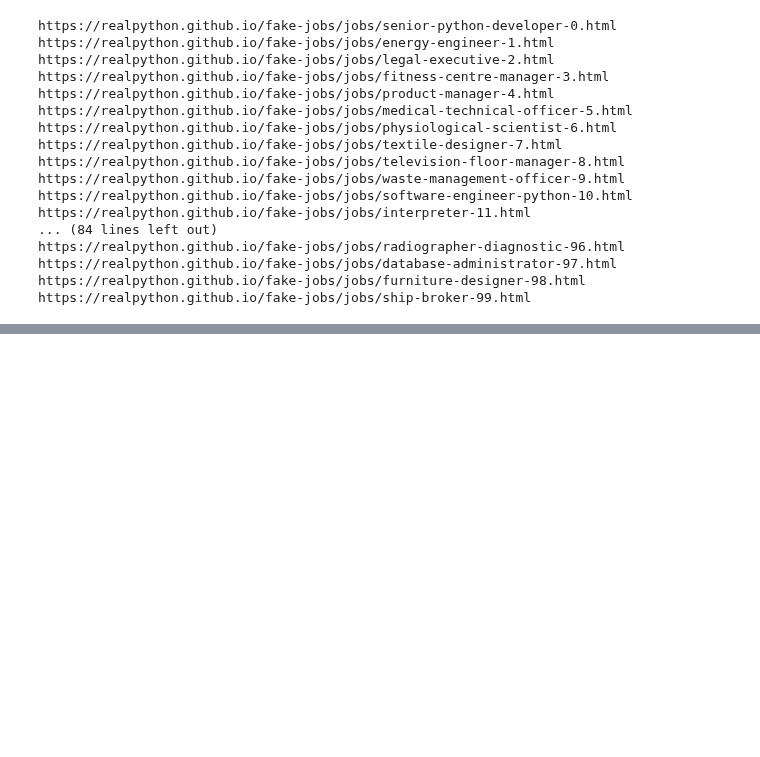
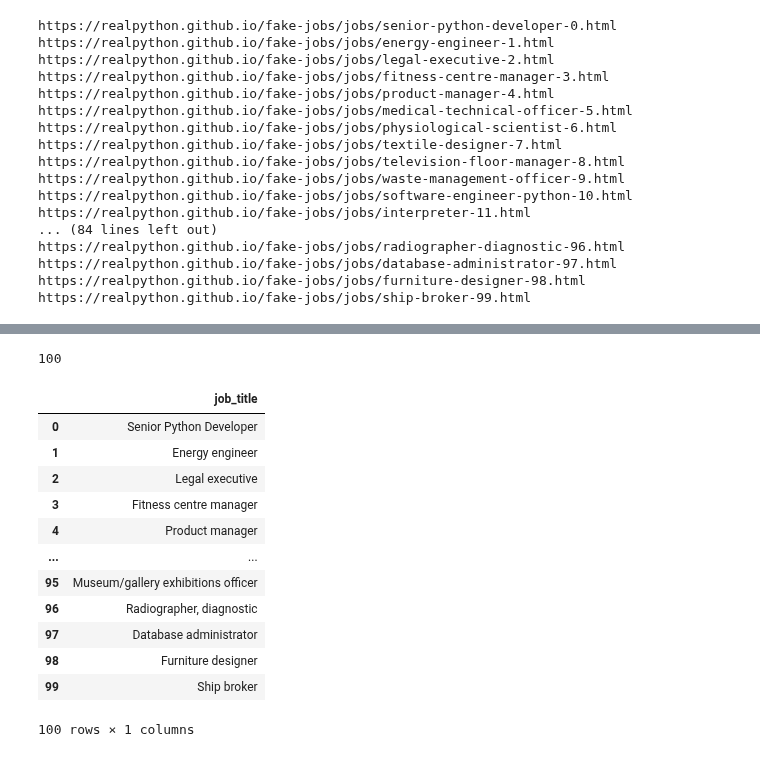
Before and after one commit to SeherKumsar/Ada-Lovelace-Veri-Bilimi-Akademisi, a Jupyter notebook: week-4/4-group_project.ipynb, the cells around one changed output, grey strips where cells are left out. Cells and saved outputs as stored; diff of their text form; code cells hidden in the pictures; blank space fills up the shorter version.

```diff
--- a/week-4/4-group_project.ipynb
+++ b/week-4/4-group_project.ipynb
@@ -219,0 +455,9 @@ https://realpython.github.io/fake-jobs/jobs/ship-broker-99.html
+# %%
+for job_element in python_job_elements:
+    # print(job_element)
+    links = job_element.find_all('a')
+    # print(links)
+    for link in links:
+        # print(link.text.strip())
+        if link.text == "Apply":
+            print(link)
@@ -219,0 +475,7 @@ https://realpython.github.io/fake-jobs/jobs/ship-broker-99.html
+# %%
+for job_element in python_job_elements:
+    links = job_element.find_all('a')
+    for link in links:
+        if link.text == "Apply":
+            link_url = link["href"]
+            print(f"Apply here: {link_url}\n")
@@ -219,0 +512,8 @@ https://realpython.github.io/fake-jobs/jobs/ship-broker-99.html
+# %%
+jobs_list = []
+for job_element in job_elements:
+    title_element = job_element.find('h2', class_='title')
+
+    jobs_list.append({
+        'job_title': title_element.text.strip(),
+    })
@@ -219,0 +540,22 @@ https://realpython.github.io/fake-jobs/jobs/ship-broker-99.html
+# %%
+len(jobs_list)
+# %% [output]
+100
+# %%
+df = pd.DataFrame(jobs_list, columns=['job_title'])
+# %%
+df
+# %% [output]
+|  | job_title |
+| 0 | Senior Python Developer |
+| 1 | Energy engineer |
+| 2 | Legal executive |
+| 3 | Fitness centre manager |
+| 4 | Product manager |
+| ... | ... |
+| 95 | Museum/gallery exhibitions officer |
+| 96 | Radiographer, diagnostic |
+| 97 | Database administrator |
+| 98 | Furniture designer |
+| 99 | Ship broker |
+100 rows × 1 columns
```
Also changed, not shown: parts of 30 cells of this notebook, 1 other file.
